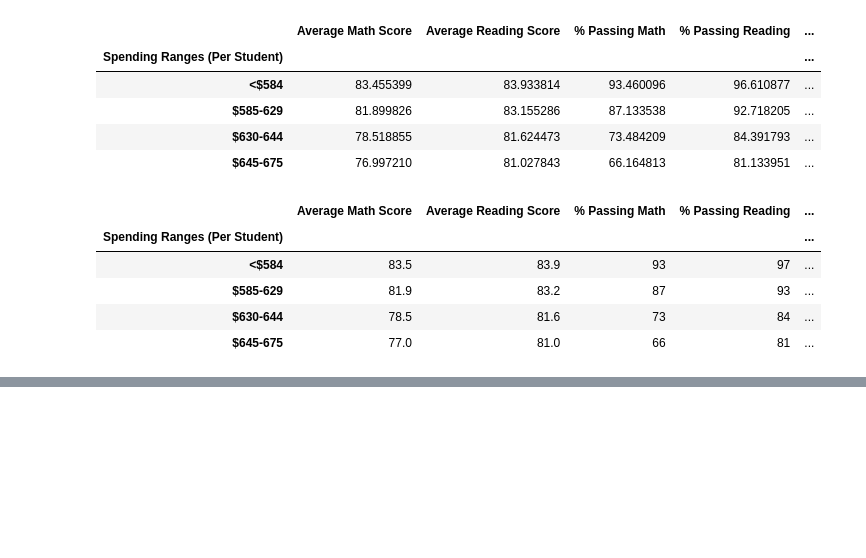
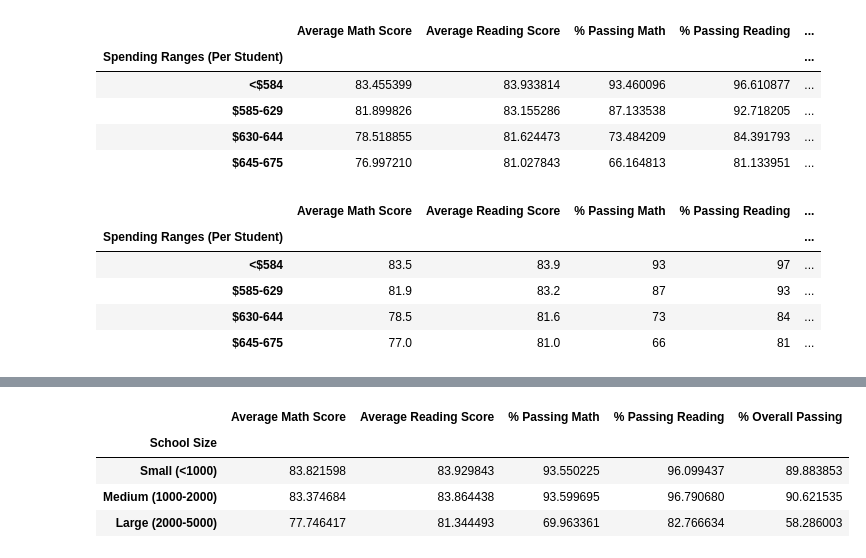
Before and after one commit to rustiri/School_District_Analysis, a Jupyter notebook: PyCitySchools.ipynb, the cells around one changed output, grey strips where cells are left out. Cells and saved outputs as stored; diff of their text form; code cells hidden in the pictures; blank space fills up the shorter version.

Commit message:
scores by school size.

```diff
--- a/PyCitySchools.ipynb
+++ b/PyCitySchools.ipynb
@@ -1216,0 +1240,12 @@ spending_summary_df
+# %%
+# Establish the bins and group name
+# Establish the bins.
+size_bins = [0, 1000, 2000, 5000]
+group_names = ["Small (<1000)", "Medium (1000-2000)", "Large (2000-5000)"]
+# %%
+# "cut" the per_school_summary_df DataFrame using the cut function to get the three sizing bins
+# and create new column, named "School Size"
+# Categorize spending based on the bins.
+per_school_summary_df["School Size"] = pd.cut(per_school_summary_df["Total Students"], size_bins, labels=group_names)
+
+per_school_summary_df.head()
@@ -1216,0 +1259,31 @@ spending_summary_df
+# %%
+# The final DataFrame calculate based on school size bins:
+# average math and reading scores, the average percentage of students who passed math and reading,
+# and the average overall percentage, by using groupby() function/method. To get average use mean() method
+# Calculate averages for the desired columns.
+size_math_scores = per_school_summary_df.groupby(["School Size"]).mean()["Average Math Score"]
+
+size_reading_scores = per_school_summary_df.groupby(["School Size"]).mean()["Average Reading Score"]
+
+size_passing_math = per_school_summary_df.groupby(["School Size"]).mean()["% Passing Math"]
+
+size_passing_reading = per_school_summary_df.groupby(["School Size"]).mean()["% Passing Reading"]
+
+size_overall_passing = per_school_summary_df.groupby(["School Size"]).mean()["% Overall Passing"]
+# %%
+# Create the Size Summary DataFrame
+# Assemble into DataFrame.
+size_summary_df = pd.DataFrame({
+          "Average Math Score" : size_math_scores,
+          "Average Reading Score": size_reading_scores,
+          "% Passing Math": size_passing_math,
+          "% Passing Reading": size_passing_reading,
+          "% Overall Passing": size_overall_passing})
+
+size_summary_df
+# %% [output]
+|  | Average Math Score | Average Reading Score | % Passing Math | % Passing Reading | % Overall Passing |
+| School Size |  |  |  |  |  |
+| Small (<1000) | 83.821598 | 83.929843 | 93.550225 | 96.099437 | 89.883853 |
+| Medium (1000-2000) | 83.374684 | 83.864438 | 93.599695 | 96.790680 | 90.621535 |
+| Large (2000-5000) | 77.746417 | 81.344493 | 69.963361 | 82.766634 | 58.286003 |
```
Also changed, not shown: parts of 3 cells of this notebook.
